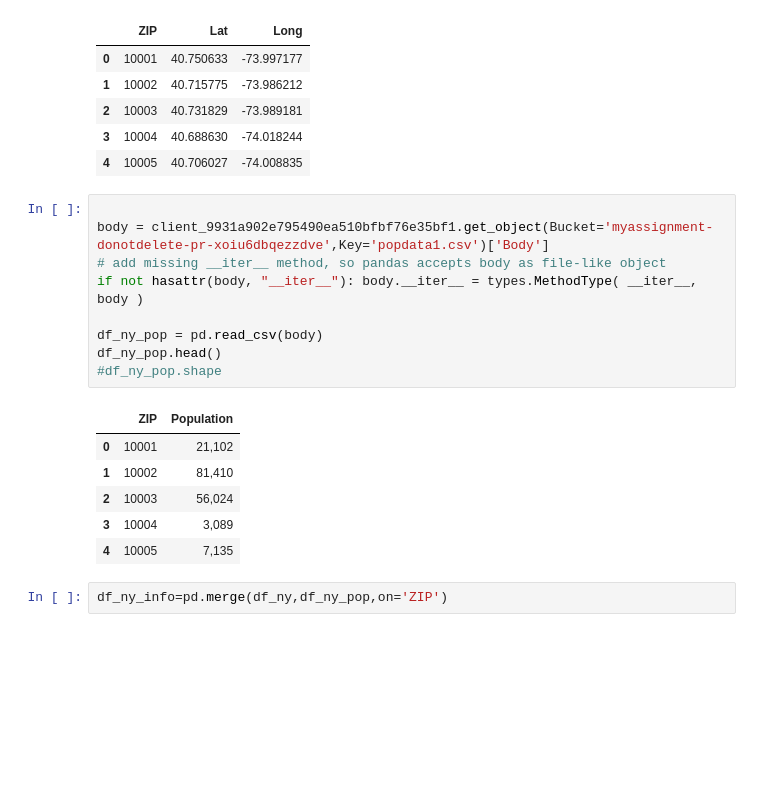
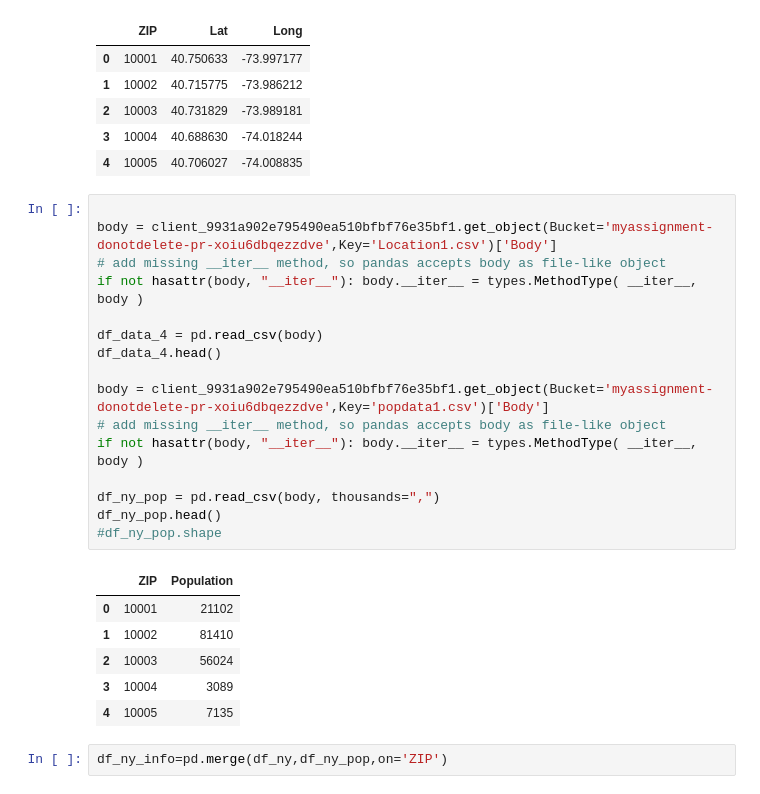
Before and after one commit to ymurali11/Coursera_Capstone, a Jupyter notebook: Battle of Neighborhood.ipynb, the cells around one changed output. Saved outputs shown, nothing was run; the diff lists cells and outputs as text; blank space fills up the shorter version.

```diff
--- a/Battle of Neighborhood.ipynb
+++ b/Battle of Neighborhood.ipynb
@@ -13,21 +13,28 @@ Reading New York data-- i have downloaded the data into csv file and added to wa
 | 3 | 10004 | 40.688630 | -74.018244 |
 | 4 | 10005 | 40.706027 | -74.008835 |
 # %%
+
+body = client_9931a902e795490ea510bfbf76e35bf1.get_object(Bucket='myassignment-donotdelete-pr-xoiu6dbqezzdve',Key='Location1.csv')['Body']
+# add missing __iter__ method, so pandas accepts body as file-like object
+if not hasattr(body, "__iter__"): body.__iter__ = types.MethodType( __iter__, body )
+
+df_data_4 = pd.read_csv(body)
+df_data_4.head()
 
 body = client_9931a902e795490ea510bfbf76e35bf1.get_object(Bucket='myassignment-donotdelete-pr-xoiu6dbqezzdve',Key='popdata1.csv')['Body']
 # add missing __iter__ method, so pandas accepts body as file-like object
 if not hasattr(body, "__iter__"): body.__iter__ = types.MethodType( __iter__, body )
 
-df_ny_pop = pd.read_csv(body)
+df_ny_pop = pd.read_csv(body, thousands=",")
 df_ny_pop.head()
 #df_ny_pop.shape
 # %% [output]
 |  | ZIP | Population |
-| 0 | 10001 | 21,102 |
-| 1 | 10002 | 81,410 |
-| 2 | 10003 | 56,024 |
-| 3 | 10004 | 3,089 |
-| 4 | 10005 | 7,135 |
+| 0 | 10001 | 21102 |
+| 1 | 10002 | 81410 |
+| 2 | 10003 | 56024 |
+| 3 | 10004 | 3089 |
+| 4 | 10005 | 7135 |
 # %%
 df_ny_info=pd.merge(df_ny,df_ny_pop,on='ZIP')
 # %%
```
Also changed, not shown: parts of 7 cells of this notebook.
